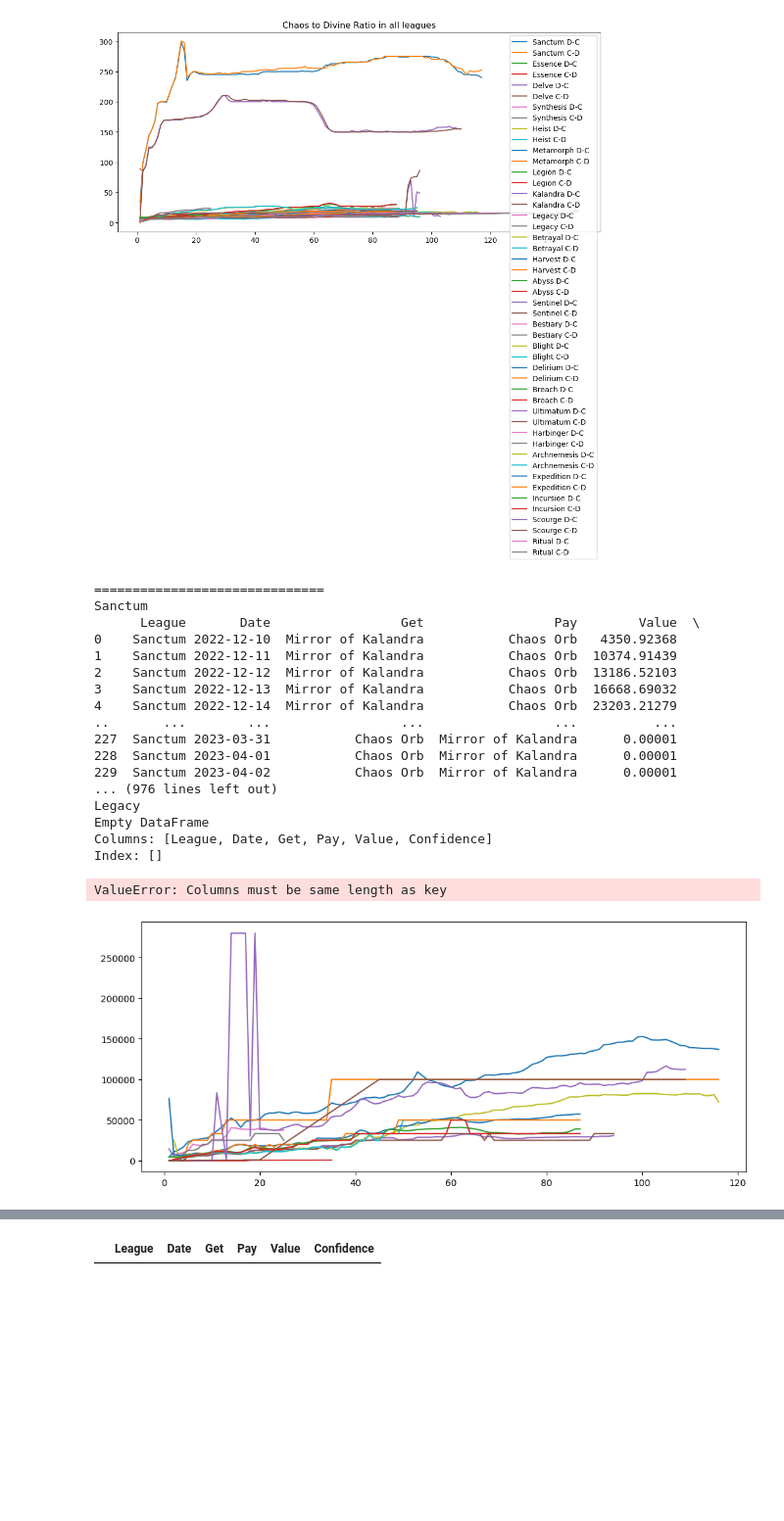
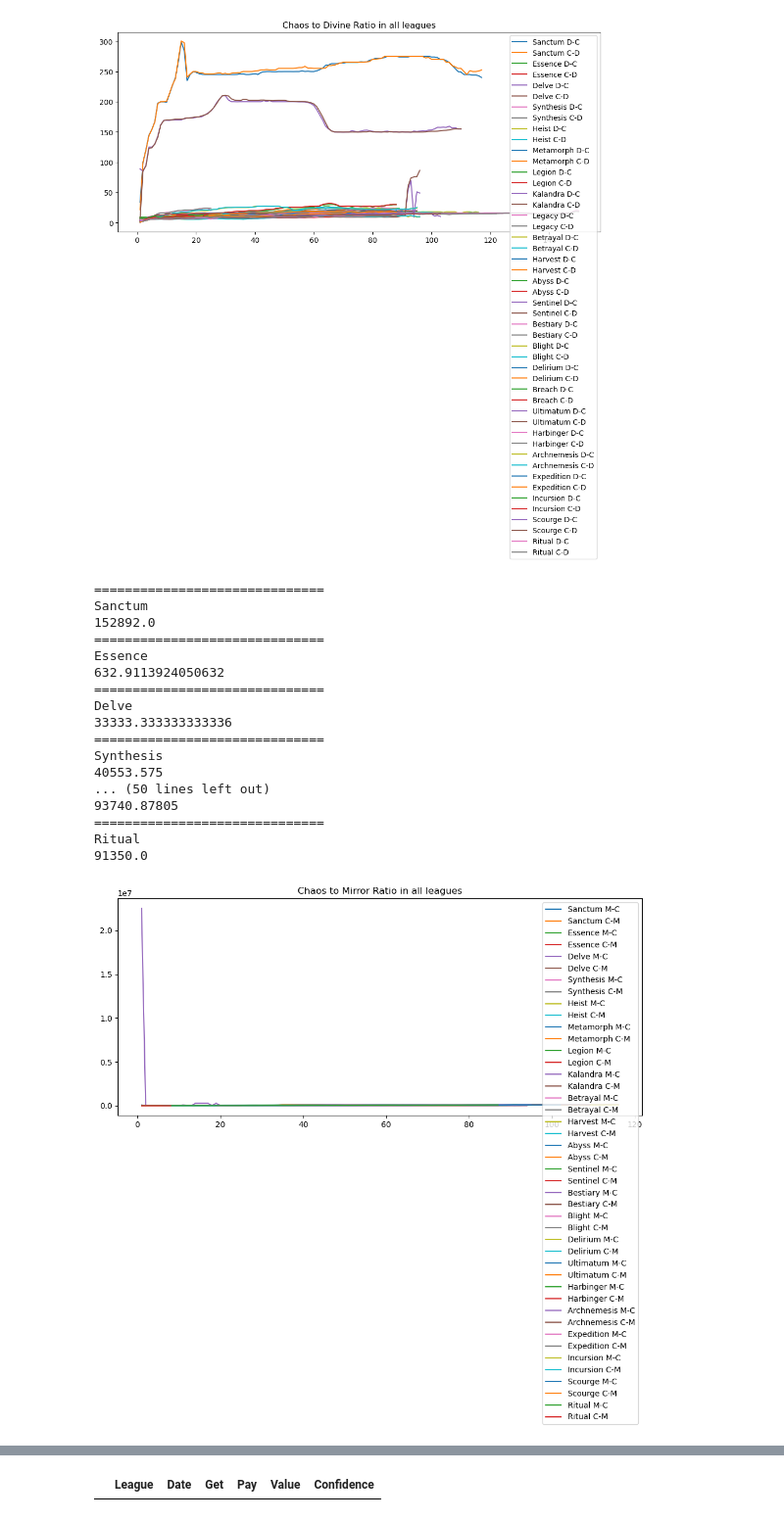
Before and after one commit to EKYS12/PoE_Currency_Market_Analysis, a Jupyter notebook: notebooks/eda.ipynb, the cells around one changed output, grey strips where cells are left out. Shown at 98% size. Cells and saved outputs as stored; diff of their text form; code cells hidden in the pictures; blank space fills up the shorter version.

Commit message:
checked some stuff with mirrors, and checked diffs on standard

```diff
--- a/notebooks/eda.ipynb
+++ b/notebooks/eda.ipynb
@@ -184,48 +184,47 @@ plt.show;
 # %%
 path = '../data/leagues/'
 
 plt.figure(figsize=(12,5))
 
 for league in os.listdir(path):
+    df = league_df(league, 'mirror')
+    if df.empty:
+        continue
+    df = trade_ratio(df)
+    df = day_count(df)
     print('='*30)
     print(league)
-    df = league_df(league, 'mirror')
-    print(df)
-    df = trade_ratio(df)
-    print(df)
-    df = day_count(df)
-    print(df)
+    print(df['Ratio'].max())
     plt.plot(
         df[df['Ratio Label'] == 'M-C']['Day'],
         df[df['Ratio Label'] == 'M-C']['Ratio'],
         label = f'{league} M-C',
     )
     plt.plot(
         df[df['Ratio Label'] == 'C-M']['Day'],
         df[df['Ratio Label'] == 'C-M']['Ratio'],
         label = f'{league} C-M',
     )
 
 plt.title('Chaos to Mirror Ratio in all leagues')
 plt.legend()
 plt.show;
 # %% [output]
 ==============================
 Sanctum
-      League       Date                 Get                 Pay        Value  \
-0    Sanctum 2022-12-10  Mirror of Kalandra           Chaos Orb   4350.92368
-1    Sanctum 2022-12-11  Mirror of Kalandra           Chaos Orb  10374.91439
-2    Sanctum 2022-12-12  Mirror of Kalandra           Chaos Orb  13186.52103
-3    Sanctum 2022-12-13  Mirror of Kalandra           Chaos Orb  16668.69032
-4    Sanctum 2022-12-14  Mirror of Kalandra           Chaos Orb  23203.21279
-..       ...        ...                 ...                 ...          ...
-227  Sanctum 2023-03-31           Chaos Orb  Mirror of Kalandra      0.00001
-228  Sanctum 2023-04-01           Chaos Orb  Mirror of Kalandra      0.00001
-229  Sanctum 2023-04-02           Chaos Orb  Mirror of Kalandra      0.00001
-... (976 lines left out)
-Legacy
-Empty DataFrame
-Columns: [League, Date, Get, Pay, Value, Confidence]
-Index: []
+152892.0
+==============================
+Essence
+632.9113924050632
+==============================
+Delve
+33333.333333333336
+==============================
+Synthesis
+40553.575
+... (50 lines left out)
+93740.87805
+==============================
+Ritual
+91350.0
-ValueError: Columns must be same length as key
-[figure, old version]
+[figure, new version]
```
Also changed, not shown: parts of 4 cells of this notebook.
